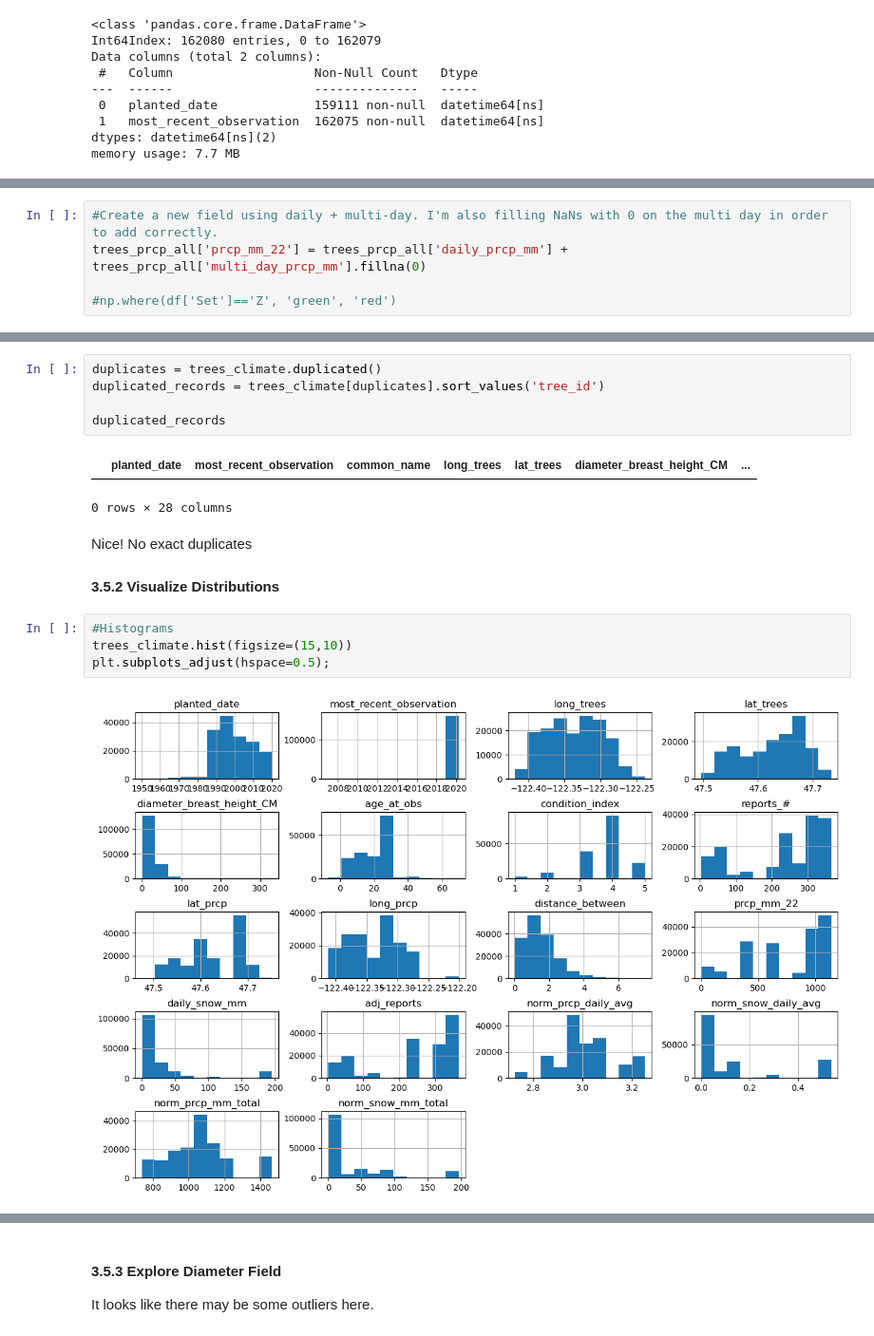
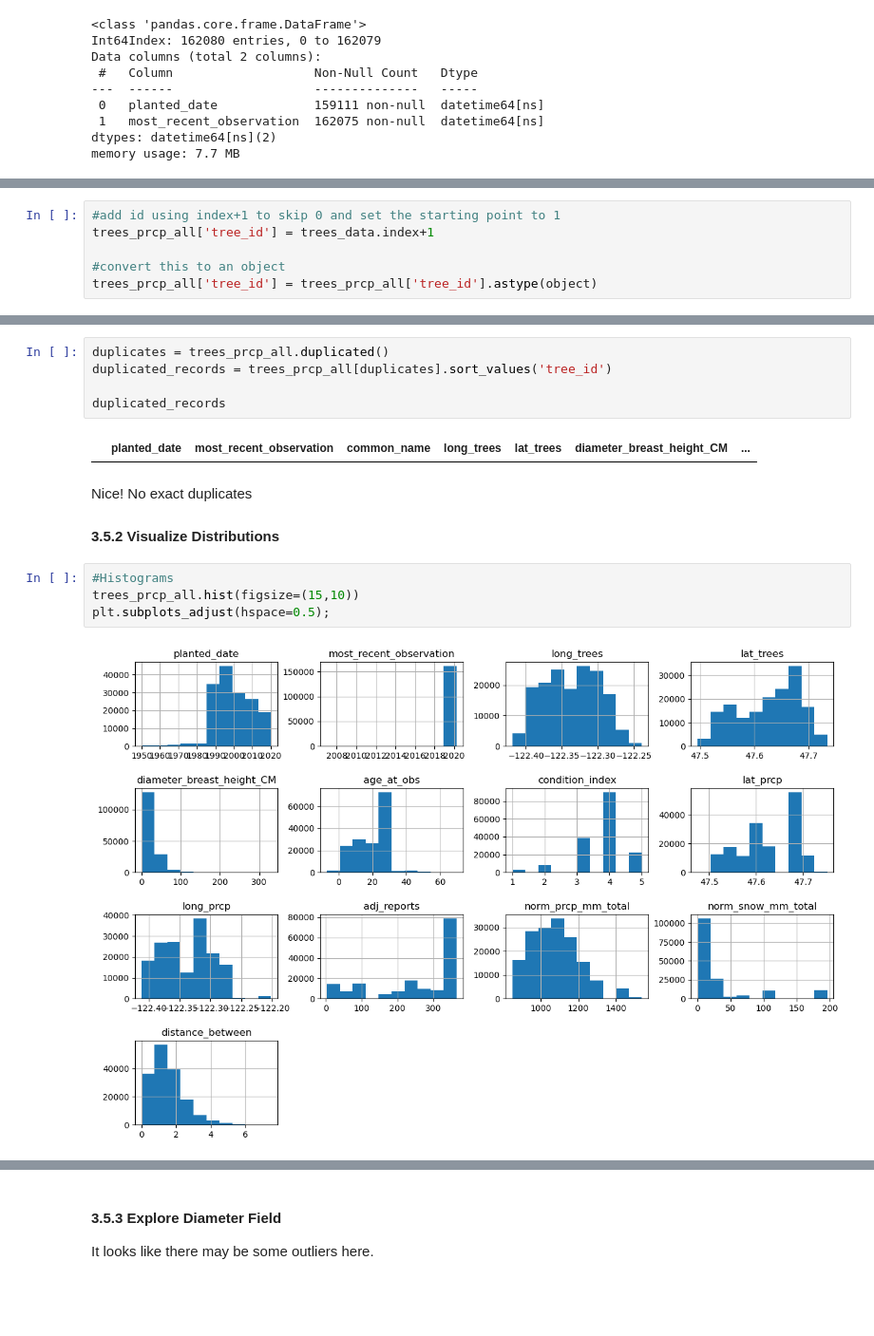
Before and after one commit to BrettlyCD/seattle-trees-project, a Jupyter notebook: notebooks/02_exploratory_data_analysis.ipynb, the cells around one changed output, grey strips where cells are left out. Shown at 95% size. Drawn from its saved outputs; the diff is of its cells as text; blank space fills up the shorter version.

```diff
--- a/notebooks/02_exploratory_data_analysis.ipynb
+++ b/notebooks/02_exploratory_data_analysis.ipynb
@@ -759,5 +696,0 @@ The stations above don't tie according to the calculations, but it appears to be
-# %%
-#Create a new field using daily + multi-day. I'm also filling NaNs with 0 on the multi day in order to add correctly.
-trees_prcp_all['prcp_mm_22'] = trees_prcp_all['daily_prcp_mm'] + trees_prcp_all['multi_day_prcp_mm'].fillna(0)
-
-#np.where(df['Set']=='Z', 'green', 'red')
@@ -994,0 +701,6 @@ dtype: int64
+# %%
+#add id using index+1 to skip 0 and set the starting point to 1
+trees_prcp_all['tree_id'] = trees_data.index+1
+
+#convert this to an object
+trees_prcp_all['tree_id'] = trees_prcp_all['tree_id'].astype(object)
@@ -1003,23 +719,22 @@ The math checks out, we'll get into the distributions more later to see if the i
 
 Duplicates may be realistic if two trees are planted next to eachother on the same date, but let's see if we find any.
 # %%
-duplicates = trees_climate.duplicated()
-duplicated_records = trees_climate[duplicates].sort_values('tree_id')
+duplicates = trees_prcp_all.duplicated()
+duplicated_records = trees_prcp_all[duplicates].sort_values('tree_id')
 
 duplicated_records
 # %% [output]
 |  | planted_date | most_recent_observation | common_name | long_trees | lat_trees | diameter_breast_height_CM | ... |
-0 rows × 28 columns
 # %% [markdown]
 Nice! No exact duplicates
 
 #### 3.5.2 Visualize Distributions
 # %%
 #Histograms
-trees_climate.hist(figsize=(15,10))
+trees_prcp_all.hist(figsize=(15,10))
 plt.subplots_adjust(hspace=0.5);
 # %% [output]
-[figure, old version]
+[figure, new version]
 # %% [markdown]
 **Observations:**
 - Planted_date: There is a big jump in the 90s. It's possible there is an older section of the city that wasn't mapped with tree records, but the plot of trees looked pretty widely spread and the lat, lon above fits with the general area of the city. So for now I won't do anything.
```
Also changed, not shown: parts of 48 cells of this notebook.
